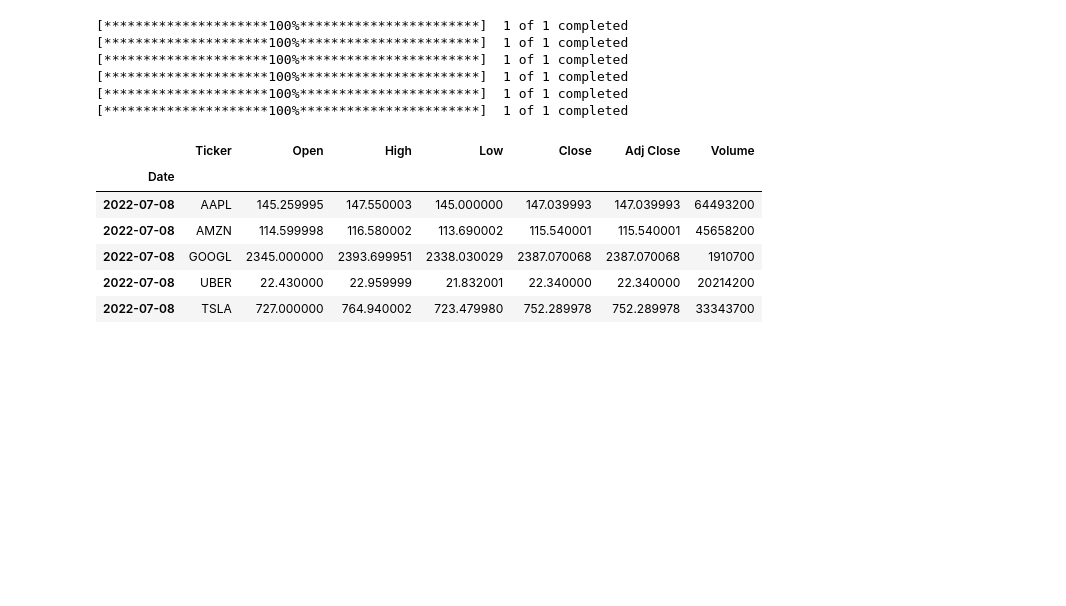
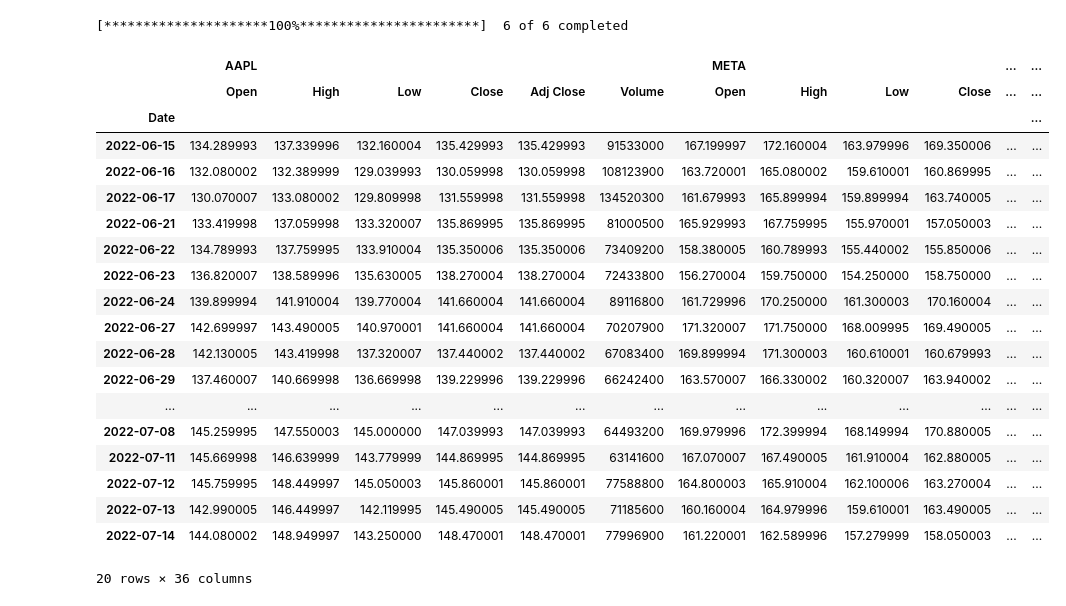
Before and after one commit to Kumar-laxmi/Stock-Prediction-System-Application, a Jupyter notebook: Machine-Learning/Stock Market Prediction.ipynb, the cells around one changed output. Cells and saved outputs as stored; diff of their text form; code cells hidden in the pictures; blank space fills up the shorter version.

```diff
--- a/Machine-Learning/Stock Market Prediction.ipynb
+++ b/Machine-Learning/Stock Market Prediction.ipynb
@@ -12,17 +12,3 @@ from plotly.offline import plot
 import plotly.graph_objects as go
 import plotly.express as px
 from plotly.graph_objs import Scatter
-# %%
-df1 = yf.download(tickers = 'AAPL', period='1d', interval='1d')
-df2 = yf.download(tickers = 'AMZN', period='1d', interval='1d')
-df3 = yf.download(tickers = 'GOOGL', period='1d', interval='1d')
-df4 = yf.download(tickers = 'UBER', period='1d', interval='1d')
-df5 = yf.download(tickers = 'TSLA', period='1d', interval='1d')
-df6 = yf.download(tickers = 'TWTR', period='1d', interval='1d')
-# %% [output]
-[*********************100%***********************]  1 of 1 completed
-[*********************100%***********************]  1 of 1 completed
-[*********************100%***********************]  1 of 1 completed
-[*********************100%***********************]  1 of 1 completed
-[*********************100%***********************]  1 of 1 completed
-[*********************100%***********************]  1 of 1 completed
@@ -38,10 +15,40 @@ df = pd.concat([df1, df2, df3, df4, df5, df6], axis=0)
-# %%
-df.head()
-# %% [output]
-|  | Ticker | Open | High | Low | Close | Adj Close | Volume |
-| Date |  |  |  |  |  |  |  |
-| 2022-07-08 | AAPL | 145.259995 | 147.550003 | 145.000000 | 147.039993 | 147.039993 | 64493200 |
-| 2022-07-08 | AMZN | 114.599998 | 116.580002 | 113.690002 | 115.540001 | 115.540001 | 45658200 |
-| 2022-07-08 | GOOGL | 2345.000000 | 2393.699951 | 2338.030029 | 2387.070068 | 2387.070068 | 1910700 |
-| 2022-07-08 | UBER | 22.430000 | 22.959999 | 21.832001 | 22.340000 | 22.340000 | 20214200 |
-| 2022-07-08 | TSLA | 727.000000 | 764.940002 | 723.479980 | 752.289978 | 752.289978 | 33343700 |
+# %%
+# Here we use yf.download function
+data = yf.download(
+
+    # passes the ticker
+    tickers=['AAPL', 'AMZN', 'QCOM', 'META', 'NVDA', 'JPM'],
+
+    group_by = 'ticker',
+
+    threads=True, # Set thread value to true
+
+    # used for access data[ticker]
+    period='1mo',
+    interval='1d'
+
+)
+
+data
+# %% [output]
+[*********************100%***********************]  6 of 6 completed
+|  | AAPL |  |  |  |  |  | META |  |  |  | ... | ... |
+|  | Open | High | Low | Close | Adj Close | Volume | Open | High | Low | Close | ... | ... |
+| Date |  |  |  |  |  |  |  |  |  |  |  | ... |
+| 2022-06-15 | 134.289993 | 137.339996 | 132.160004 | 135.429993 | 135.429993 | 91533000 | 167.199997 | 172.160004 | 163.979996 | 169.350006 | ... | ... |
+| 2022-06-16 | 132.080002 | 132.389999 | 129.039993 | 130.059998 | 130.059998 | 108123900 | 163.720001 | 165.080002 | 159.610001 | 160.869995 | ... | ... |
+| 2022-06-17 | 130.070007 | 133.080002 | 129.809998 | 131.559998 | 131.559998 | 134520300 | 161.679993 | 165.899994 | 159.899994 | 163.740005 | ... | ... |
+| 2022-06-21 | 133.419998 | 137.059998 | 133.320007 | 135.869995 | 135.869995 | 81000500 | 165.929993 | 167.759995 | 155.970001 | 157.050003 | ... | ... |
+| 2022-06-22 | 134.789993 | 137.759995 | 133.910004 | 135.350006 | 135.350006 | 73409200 | 158.380005 | 160.789993 | 155.440002 | 155.850006 | ... | ... |
+| 2022-06-23 | 136.820007 | 138.589996 | 135.630005 | 138.270004 | 138.270004 | 72433800 | 156.270004 | 159.750000 | 154.250000 | 158.750000 | ... | ... |
+| 2022-06-24 | 139.899994 | 141.910004 | 139.770004 | 141.660004 | 141.660004 | 89116800 | 161.729996 | 170.250000 | 161.300003 | 170.160004 | ... | ... |
+| 2022-06-27 | 142.699997 | 143.490005 | 140.970001 | 141.660004 | 141.660004 | 70207900 | 171.320007 | 171.750000 | 168.009995 | 169.490005 | ... | ... |
+| 2022-06-28 | 142.130005 | 143.419998 | 137.320007 | 137.440002 | 137.440002 | 67083400 | 169.899994 | 171.300003 | 160.610001 | 160.679993 | ... | ... |
+| 2022-06-29 | 137.460007 | 140.669998 | 136.669998 | 139.229996 | 139.229996 | 66242400 | 163.570007 | 166.330002 | 160.320007 | 163.940002 | ... | ... |
+| ... | ... | ... | ... | ... | ... | ... | ... | ... | ... | ... | ... | ... |
+| 2022-07-08 | 145.259995 | 147.550003 | 145.000000 | 147.039993 | 147.039993 | 64493200 | 169.979996 | 172.399994 | 168.149994 | 170.880005 | ... | ... |
+| 2022-07-11 | 145.669998 | 146.639999 | 143.779999 | 144.869995 | 144.869995 | 63141600 | 167.070007 | 167.490005 | 161.910004 | 162.880005 | ... | ... |
+| 2022-07-12 | 145.759995 | 148.449997 | 145.050003 | 145.860001 | 145.860001 | 77588800 | 164.800003 | 165.910004 | 162.100006 | 163.270004 | ... | ... |
+| 2022-07-13 | 142.990005 | 146.449997 | 142.119995 | 145.490005 | 145.490005 | 71185600 | 160.160004 | 164.979996 | 159.610001 | 163.490005 | ... | ... |
+| 2022-07-14 | 144.080002 | 148.949997 | 143.250000 | 148.470001 | 148.470001 | 77996900 | 161.220001 | 162.589996 | 157.279999 | 158.050003 | ... | ... |
+20 rows × 36 columns
```
Also changed, not shown: parts of 13 cells of this notebook, 12 other files.
